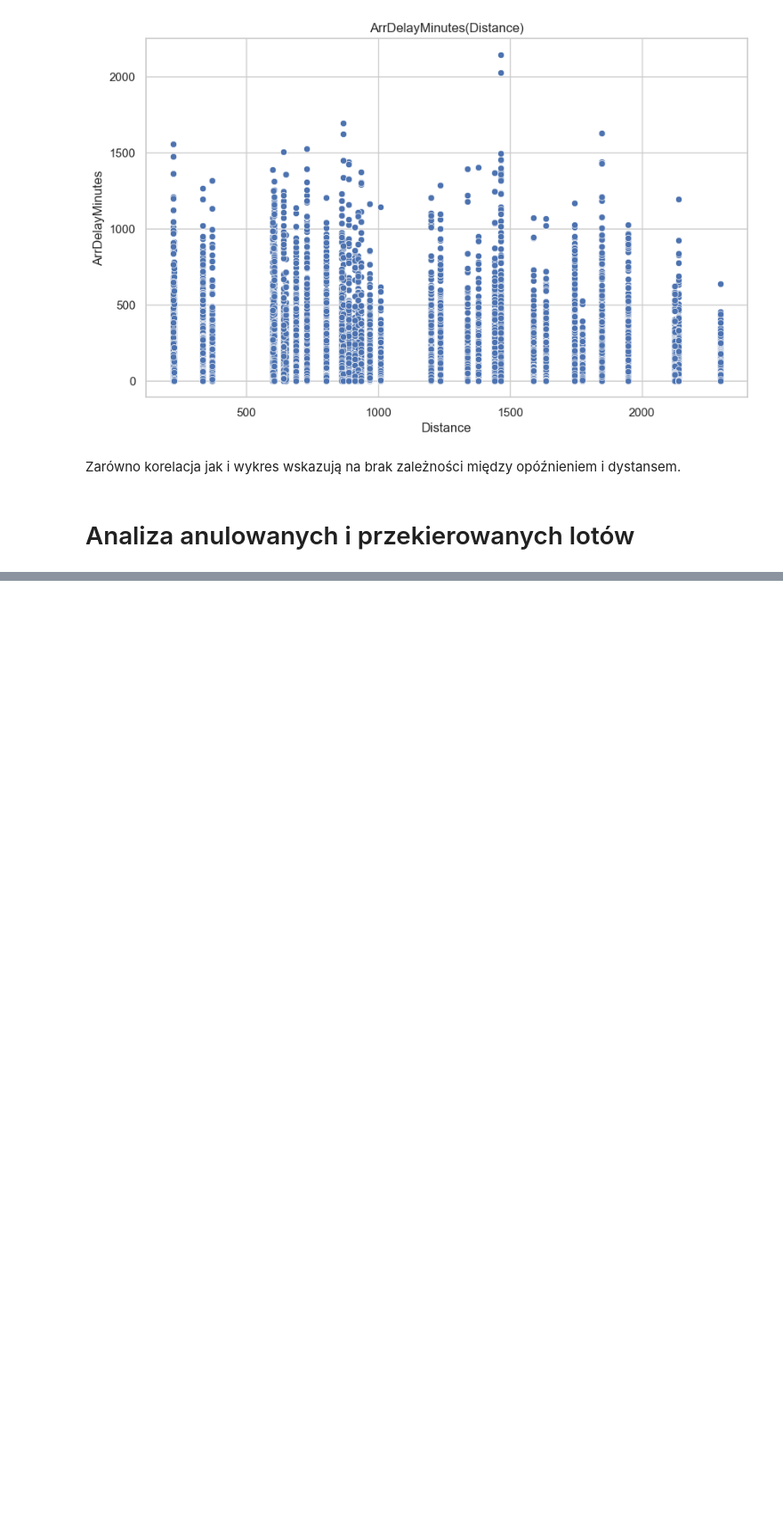
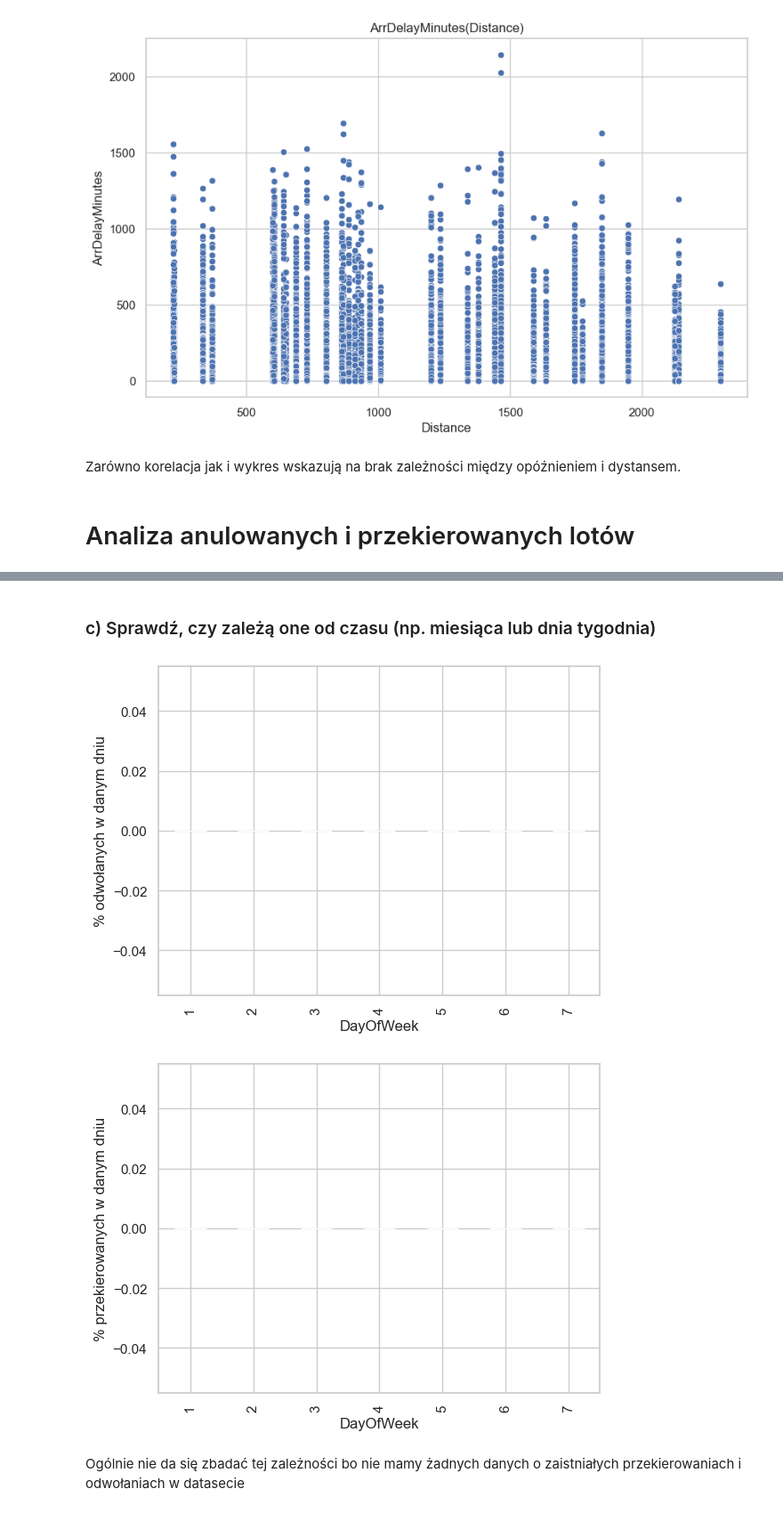
Before and after one commit to Drag0neUsz/Big_Data_Class_2_FLIGHTS, a Jupyter notebook: sample.ipynb, the cells around one changed output, grey strips where cells are left out. Shown at 89% size. Cells and saved outputs as stored; diff of their text form; code cells hidden in the pictures; blank space fills up the shorter version.

```diff
--- a/sample.ipynb
+++ b/sample.ipynb
@@ -237,0 +318,15 @@ Zarówno korelacja jak i wykres wskazują na brak zależności między opóźnie
+# %% [markdown]
+### c) Sprawdź, czy zależą one od czasu (np. miesiąca lub dnia tygodnia)
+# %%
+df.groupby('DayOfWeek')['Cancelled'].mean().plot(kind='bar')
+plt.ylabel('% odwołanych w danym dniu')
+plt.show()
+
+df.groupby('DayOfWeek')['Diverted'].mean().plot(kind='bar')
+plt.ylabel('% przekierowanych w danym dniu')
+plt.show()
+# %% [output]
+[figure, added]
+[figure, added]
+# %% [markdown]
+Ogólnie nie da się zbadać tej zależności bo nie mamy żadnych danych o zaistniałych przekierowaniach i odwołaniach w datasecie
```
Also changed, not shown: parts of 6 cells of this notebook.
